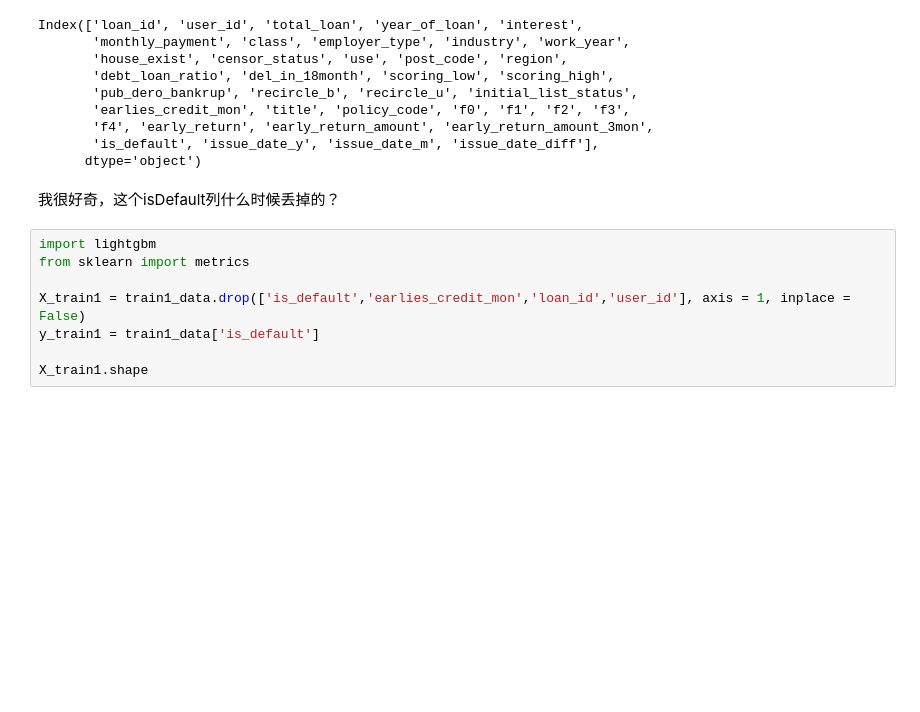
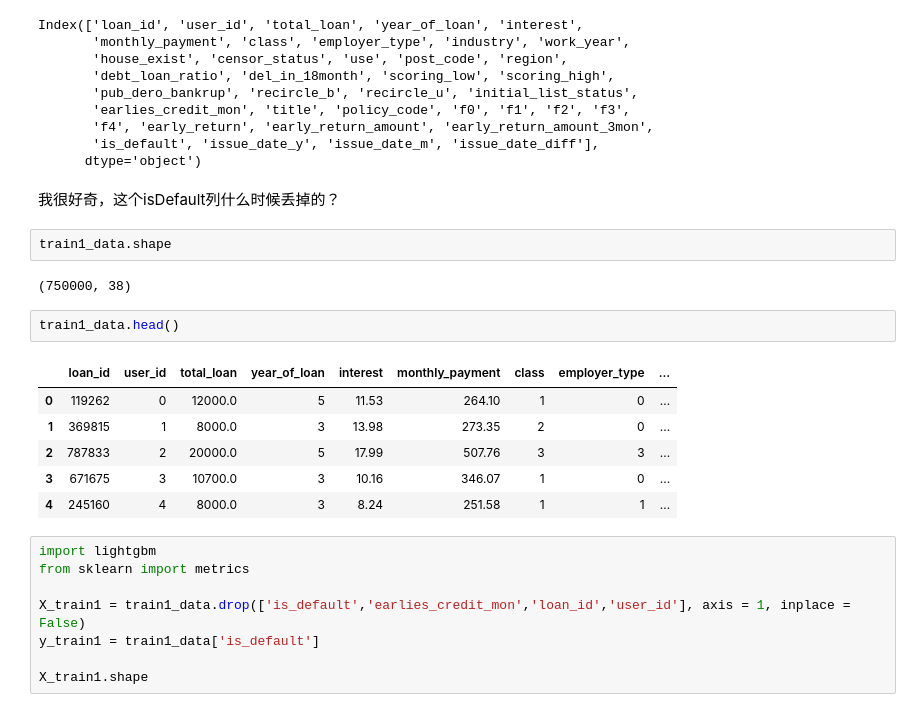
Before and after one commit to XMK233/personal_loan_default, a Jupyter notebook: credit_baseline.ipynb, the cells around one changed output. Saved outputs shown, nothing was run; the diff lists cells and outputs as text; blank space fills up the shorter version.

```diff
--- a/credit_baseline.ipynb
+++ b/credit_baseline.ipynb
@@ -226,6 +227,19 @@ Index(['loan_id', 'user_id', 'total_loan', 'year_of_loan', 'interest',
       dtype='object')
 # %% [markdown]
 我很好奇，这个isDefault列什么时候丢掉的？
+# %%
+train1_data.shape
+# %% [output]
+(750000, 38)
+# %%
+train1_data.head()
+# %% [output]
+|  | loan_id | user_id | total_loan | year_of_loan | interest | monthly_payment | class | employer_type | ... |
+| 0 | 119262 | 0 | 12000.0 | 5 | 11.53 | 264.10 | 1 | 0 | ... |
+| 1 | 369815 | 1 | 8000.0 | 3 | 13.98 | 273.35 | 2 | 0 | ... |
+| 2 | 787833 | 2 | 20000.0 | 5 | 17.99 | 507.76 | 3 | 3 | ... |
+| 3 | 671675 | 3 | 10700.0 | 3 | 10.16 | 346.07 | 1 | 0 | ... |
+| 4 | 245160 | 4 | 8000.0 | 3 | 8.24 | 251.58 | 1 | 1 | ... |
 # %%
 import lightgbm
 from sklearn import metrics
```
Also changed, not shown: parts of 12 cells of this notebook, 1 other file.
